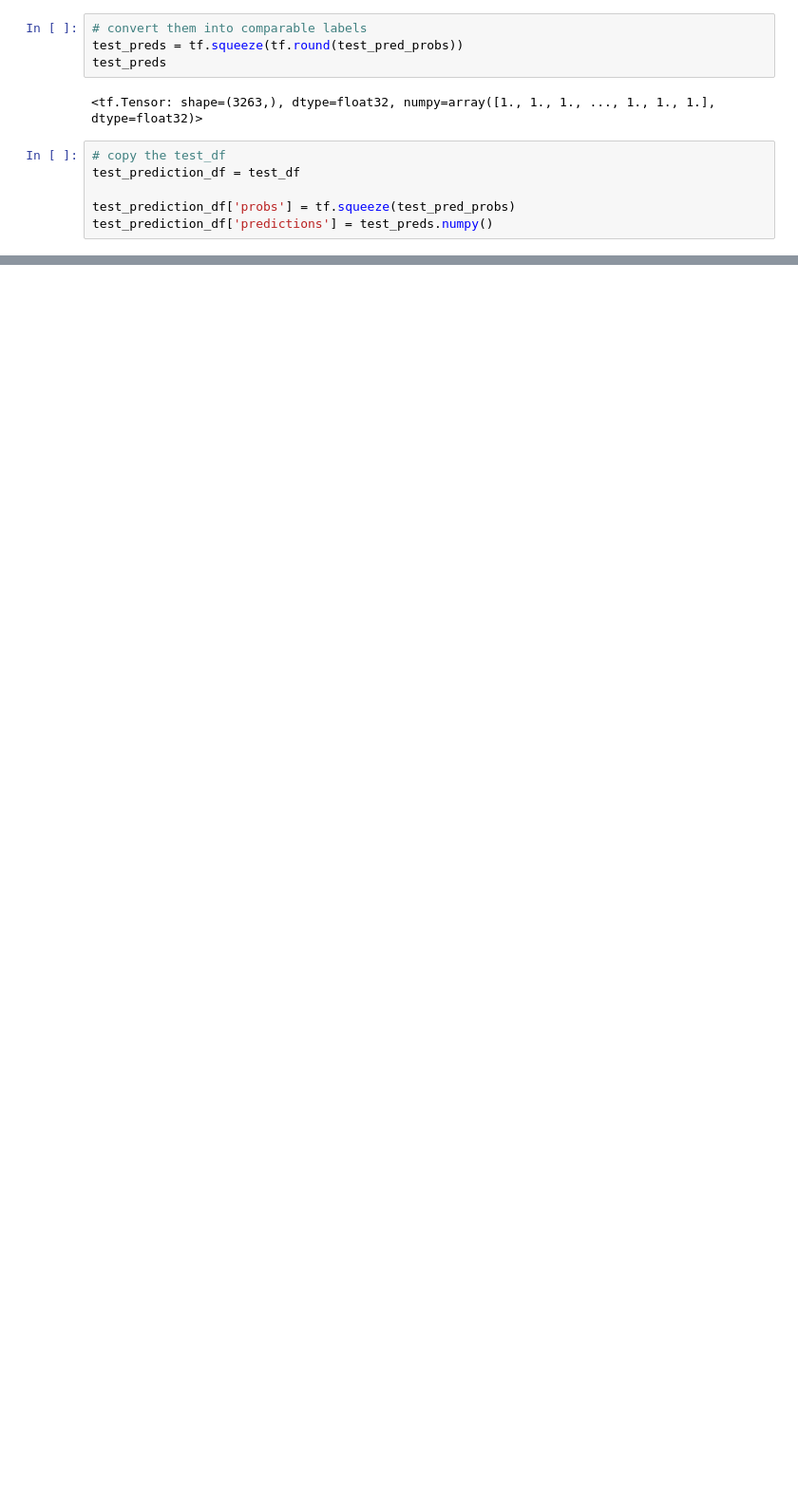
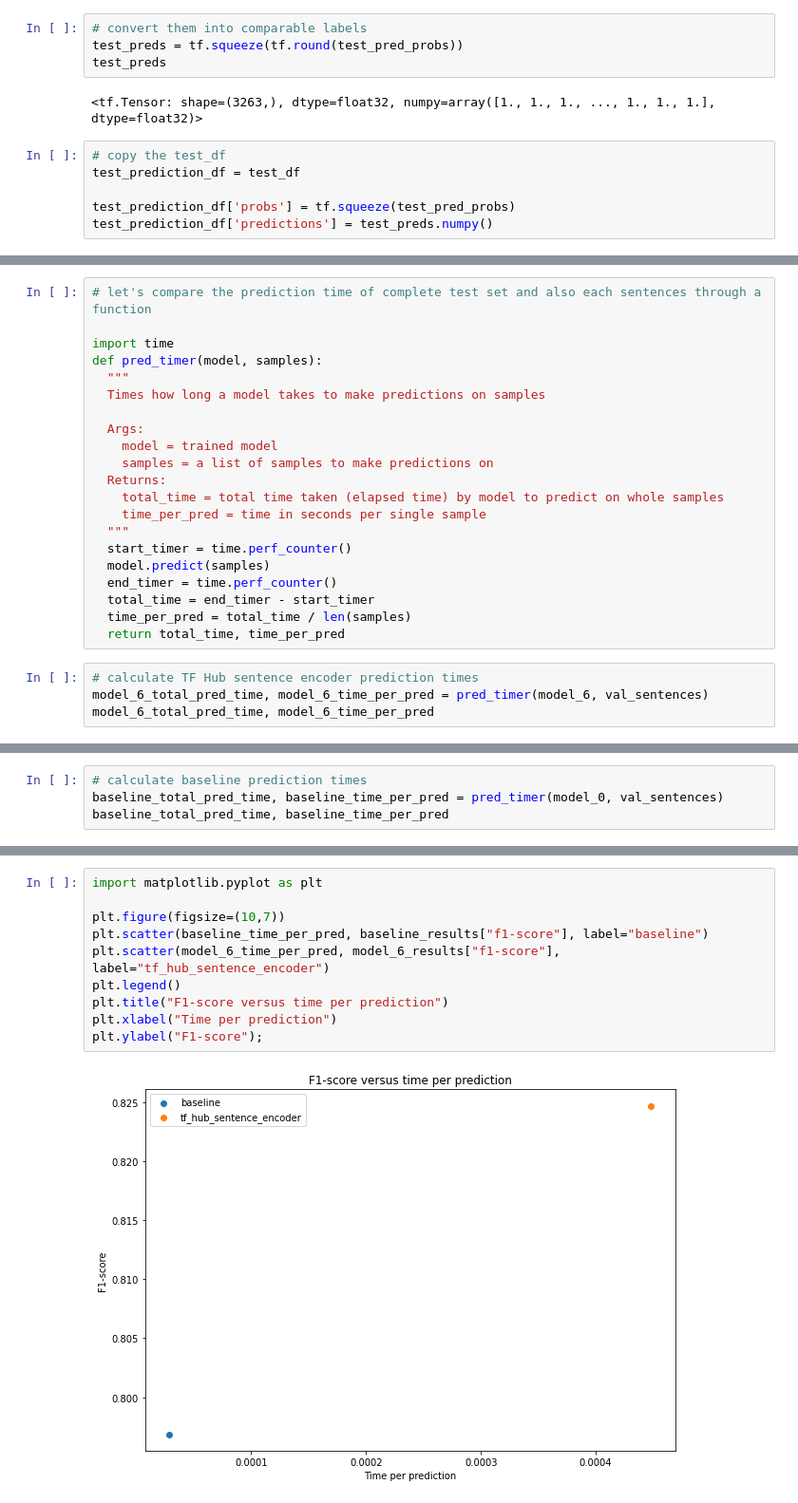
Before and after one commit to SaketMunda/introduction-to-nlp, a Jupyter notebook: nlp_with_tensorflow.ipynb, the cells around one changed output, grey strips where cells are left out. Shown at 95% size. Saved outputs shown, nothing was run; the diff lists cells and outputs as text; blank space fills up the shorter version.

Commit message:
the speed and score tradeoff

```diff
--- a/nlp_with_tensorflow.ipynb
+++ b/nlp_with_tensorflow.ipynb
@@ -1602,0 +1609,25 @@ Fuck off!
+# %%
+# let's compare the prediction time of complete test set and also each sentences through a function
+
+import time
+def pred_timer(model, samples):
+  """
+  Times how long a model takes to make predictions on samples
+
+  Args:
+    model = trained model
+    samples = a list of samples to make predictions on
+  Returns:
+    total_time = total time taken (elapsed time) by model to predict on whole samples
+    time_per_pred = time in seconds per single sample
+  """
+  start_timer = time.perf_counter()
+  model.predict(samples)
+  end_timer = time.perf_counter()
+  total_time = end_timer - start_timer
+  time_per_pred = total_time / len(samples)
+  return total_time, time_per_pred
+# %%
+# calculate TF Hub sentence encoder prediction times
+model_6_total_pred_time, model_6_time_per_pred = pred_timer(model_6, val_sentences)
+model_6_total_pred_time, model_6_time_per_pred
@@ -1602,0 +1637,4 @@ Fuck off!
+# %%
+# calculate baseline prediction times
+baseline_total_pred_time, baseline_time_per_pred = pred_timer(model_0, val_sentences)
+baseline_total_pred_time, baseline_time_per_pred
@@ -1602,0 +1647,12 @@ Fuck off!
+# %%
+import matplotlib.pyplot as plt
+
+plt.figure(figsize=(10,7))
+plt.scatter(baseline_time_per_pred, baseline_results["f1-score"], label="baseline")
+plt.scatter(model_6_time_per_pred, model_6_results["f1-score"], label="tf_hub_sentence_encoder")
+plt.legend()
+plt.title("F1-score versus time per prediction")
+plt.xlabel("Time per prediction")
+plt.ylabel("F1-score");
+# %% [output]
+[figure, added]
```
Also changed, not shown: parts of 43 cells of this notebook.
